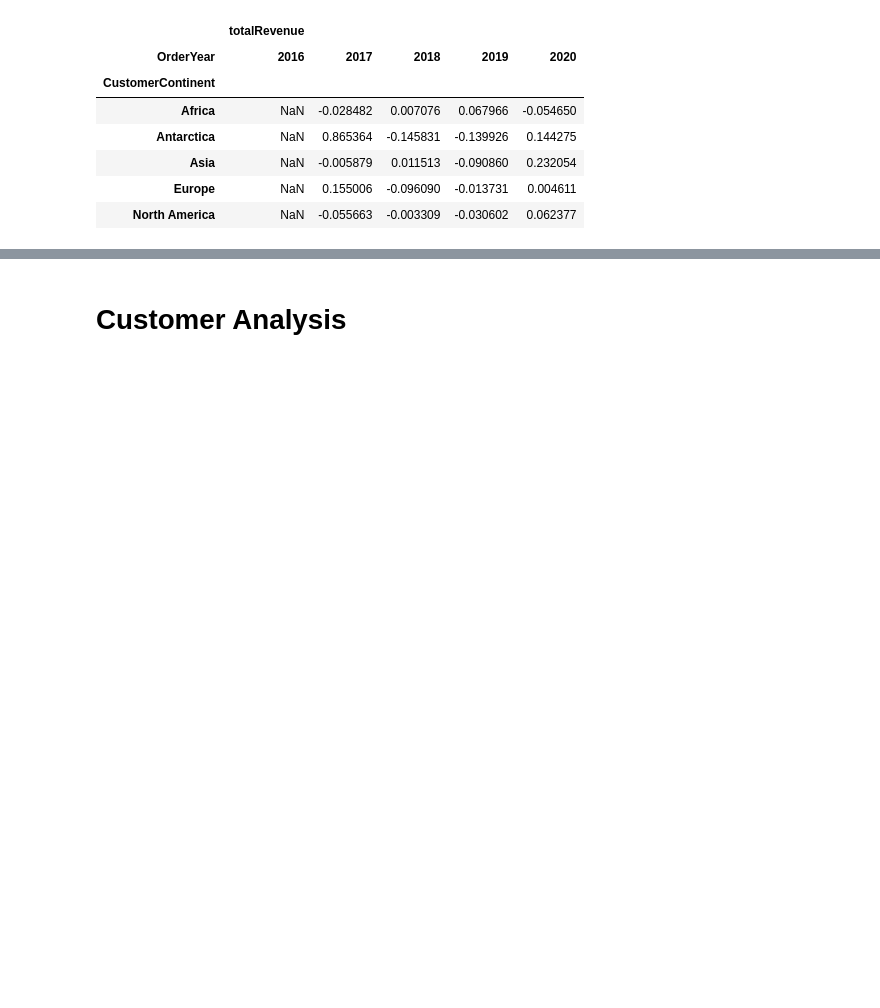
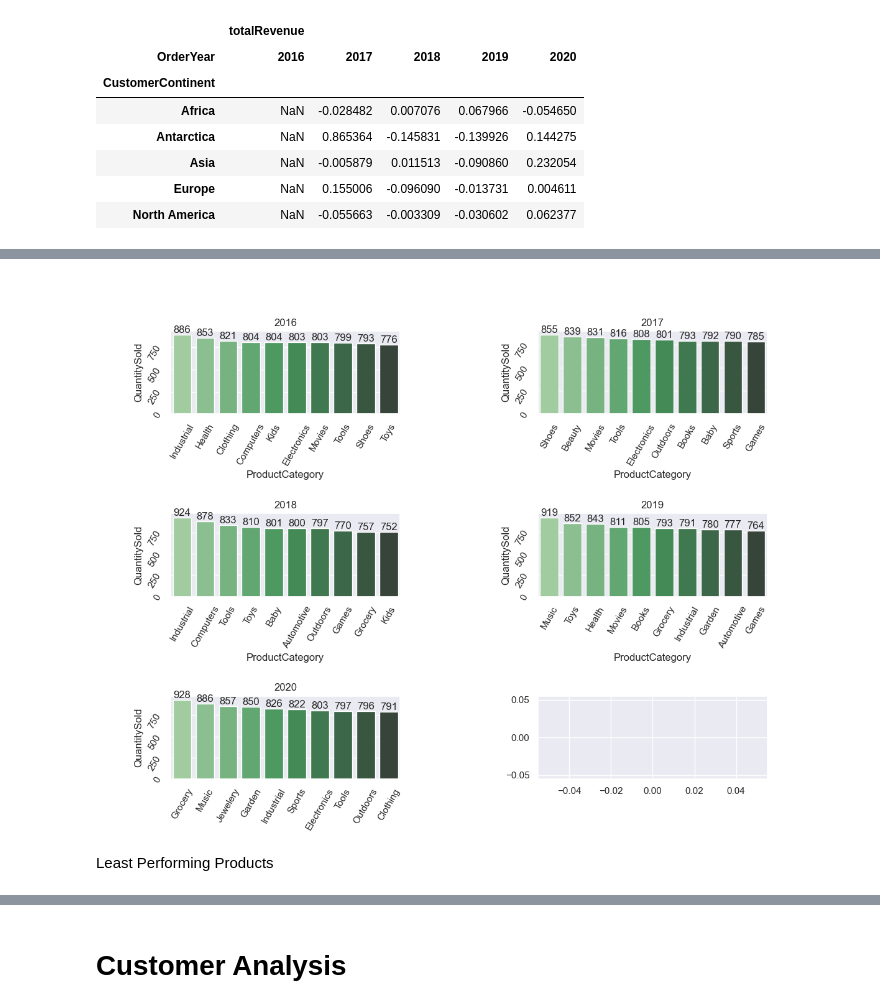
Before and after one commit to josephine-amponsah/ecommerce-data-analysis, a Jupyter notebook: notebooks/exploratory-analysis.ipynb, the cells around one changed output, grey strips where cells are left out. Cells and saved outputs as stored; diff of their text form; code cells hidden in the pictures; blank space fills up the shorter version.

```diff
--- a/notebooks/exploratory-analysis.ipynb
+++ b/notebooks/exploratory-analysis.ipynb
@@ -236,0 +253,5 @@ plt.plot()
+# %%
+product_performance = data.groupby([ "OrderYear", "ProductCategory"])["QuantitySold"].sum()
+# %%
+product_performance = product_performance.reset_index(drop = False)
+product_performance.head()
@@ -236,0 +265,30 @@ plt.plot()
+# %%
+top_10 = product_performance.groupby("OrderYear").apply(lambda x: x.sort_values(["QuantitySold"], ascending = False)).reset_index(drop=True)
+top_10
+# select top N rows within each continent
+top_cats = top_10.groupby('OrderYear').head(10)
+# %%
+top_cats =  top_cats.reset_index(drop=True)
+top_cats
+# %%
+
+
+fig, axes = plt.subplots(3,2, sharex = False , figsize = (12, 9))
+for i,ax in zip (top_cats["OrderYear"].unique(), axes.flat):
+    df = top_cats.where(top_cats["OrderYear"] == i)
+    sns.barplot(x = "ProductCategory", y = "QuantitySold", data = df , estimator = sum, ax = ax, palette='Greens_d')
+    ax.tick_params(labelrotation=60)
+    ax.set_title(i)
+    plt.subplots_adjust(left=0.1,
+                    bottom=0.1,
+                    right=0.9,
+                    top=0.9,
+                    wspace=0.6,
+                    hspace=1.2)
+    ax.bar_label((ax.containers[0]))
+plt.plot()
+plt.show()
+# %% [output]
+[figure, added]
+# %% [markdown]
+Least Performing Products
```
Also changed, not shown: parts of 18 cells of this notebook.
